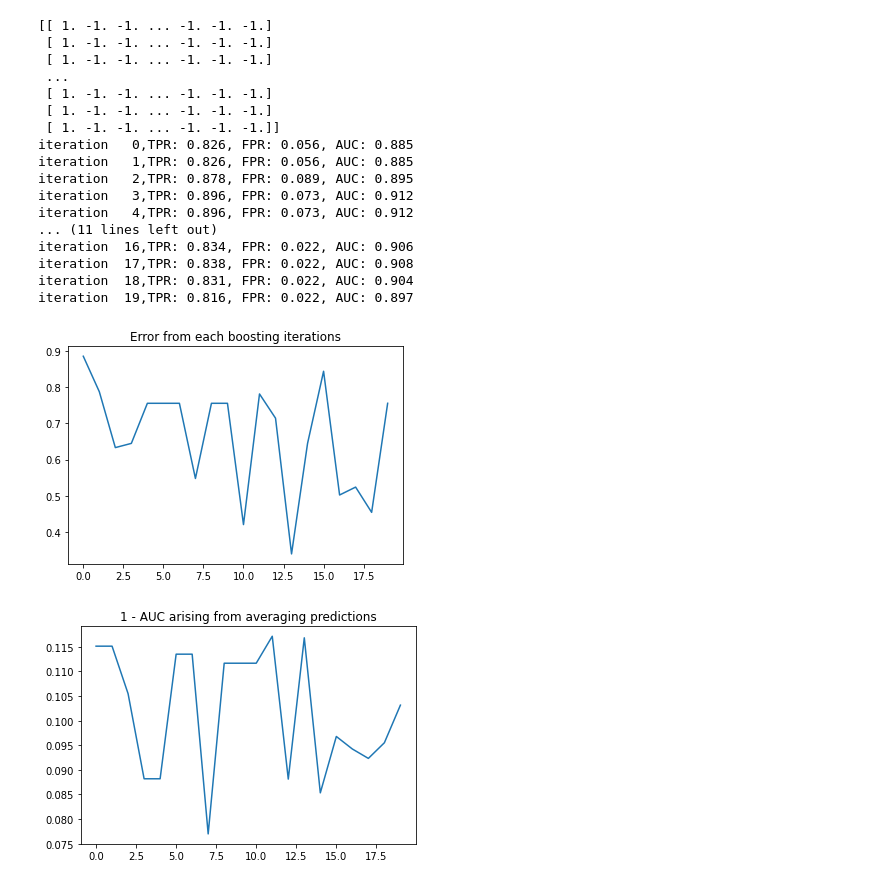
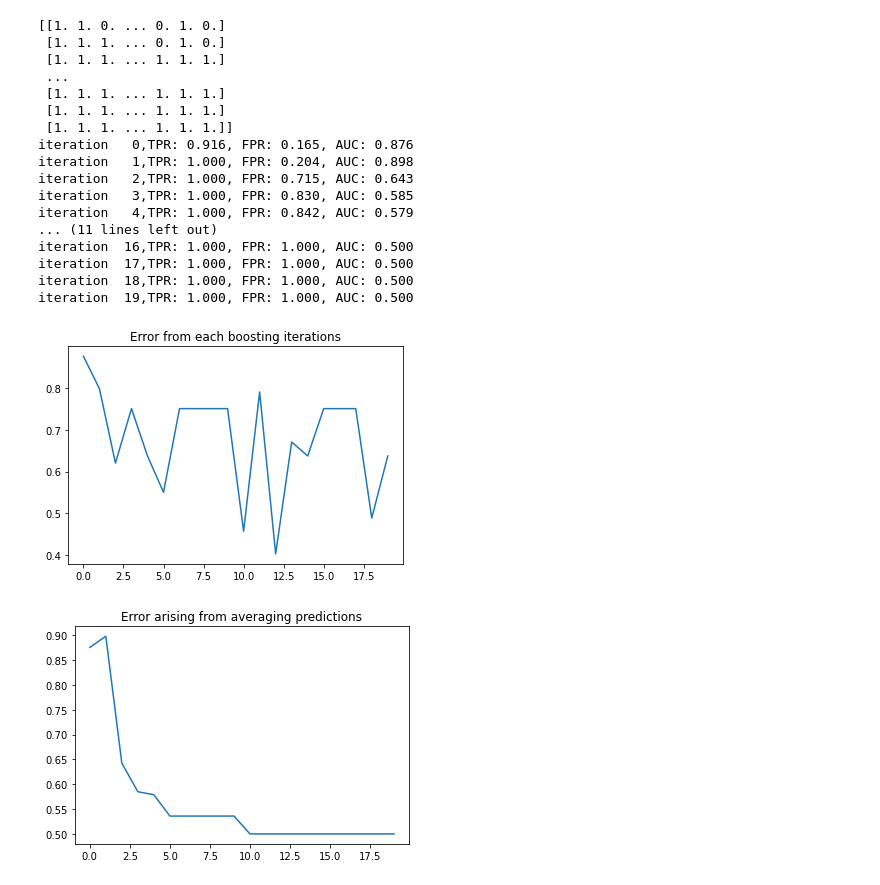
Before and after one commit to rhfo3218/LG_ML_tutorial, a Jupyter notebook: 4. Imbalance_data_classification/imbalance_4.ipynb, the cells around one changed output. Drawn from its saved outputs; the diff is of its cells as text; code cells hidden in the pictures.

```diff
--- a/4. Imbalance_data_classification/imbalance_4.ipynb
+++ b/4. Imbalance_data_classification/imbalance_4.ipynb
@@ -67,7 +60,8 @@ for i in range(0,iter):
     ci = model.predict(X_train)
     cit = np.append(cit, ci).reshape(i+1,-1)
 
-    tp, fn, fp, tn = confusion_matrix(y_train,ci).ravel()
+    tn, fp, fn, tp = confusion_matrix(y_train,ci).ravel()
+    tn, fp, fn, tp = confusion_matrix(y_train_tmp,pred[i,:]).ravel()
     tpr = tp/(tp+fn)
     fpr = fp/(tn+fp)
     auc = (1+tpr-fpr)/2
@@ -112,5 +106,3 @@ iteration  19,TPR: 0.511, FPR: 0.000, AUC: 0.755
-# %%
-cit = np.sign(1*(cit == 1)-0.5)
 # %%
 pred = np.array([])
 for i in range(0,iter):
@@ -126,9 +118,9 @@ print(pred)
 
 y_bst = np.array([])
 y_train_tmp = np.sign((y_train==1)-0.5)
-
 for i in range(0,iter):
-    tp, fn, fp, tn = confusion_matrix(y_train_tmp,pred[i,:]).ravel()
+    tn, fp, fn, tp = confusion_matrix(y_train,pred[i,:]).ravel()
+    tn, fp, fn, tp = confusion_matrix(y_train_tmp,pred[i,:]).ravel()
     tpr = tp/(tp+fn)
     fpr = fp/(tn+fp)
     auc = (1+tpr-fpr)/2
@@ -137,32 +129,32 @@ for i in range(0,iter):
 
     print("iteration {:3d},TPR: {:.3f}, FPR: {:.3f}, AUC: {:.3f}".format(i,tpr,fpr,auc))
 # %% [output]
-[[ 1. -1. -1. ... -1. -1. -1.]
- [ 1. -1. -1. ... -1. -1. -1.]
- [ 1. -1. -1. ... -1. -1. -1.]
+[[1. 1. 0. ... 0. 1. 0.]
+ [1. 1. 1. ... 0. 1. 0.]
+ [1. 1. 1. ... 1. 1. 1.]
  ...
- [ 1. -1. -1. ... -1. -1. -1.]
- [ 1. -1. -1. ... -1. -1. -1.]
- [ 1. -1. -1. ... -1. -1. -1.]]
-iteration   0,TPR: 0.826, FPR: 0.056, AUC: 0.885
-iteration   1,TPR: 0.826, FPR: 0.056, AUC: 0.885
-iteration   2,TPR: 0.878, FPR: 0.089, AUC: 0.895
-iteration   3,TPR: 0.896, FPR: 0.073, AUC: 0.912
-iteration   4,TPR: 0.896, FPR: 0.073, AUC: 0.912
+ [1. 1. 1. ... 1. 1. 1.]
+ [1. 1. 1. ... 1. 1. 1.]
+ [1. 1. 1. ... 1. 1. 1.]]
+iteration   0,TPR: 0.916, FPR: 0.165, AUC: 0.876
+iteration   1,TPR: 1.000, FPR: 0.204, AUC: 0.898
+iteration   2,TPR: 1.000, FPR: 0.715, AUC: 0.643
+iteration   3,TPR: 1.000, FPR: 0.830, AUC: 0.585
+iteration   4,TPR: 1.000, FPR: 0.842, AUC: 0.579
 ... (11 lines left out)
-iteration  16,TPR: 0.834, FPR: 0.022, AUC: 0.906
-iteration  17,TPR: 0.838, FPR: 0.022, AUC: 0.908
-iteration  18,TPR: 0.831, FPR: 0.022, AUC: 0.904
-iteration  19,TPR: 0.816, FPR: 0.022, AUC: 0.897
+iteration  16,TPR: 1.000, FPR: 1.000, AUC: 0.500
+iteration  17,TPR: 1.000, FPR: 1.000, AUC: 0.500
+iteration  18,TPR: 1.000, FPR: 1.000, AUC: 0.500
+iteration  19,TPR: 1.000, FPR: 1.000, AUC: 0.500
 # %%
 plt.plot(range(0,iter), x_bst)
 plt.title('Error from each boosting iterations')
 plt.show()
 # %% [output]
-[figure, old version]
+[figure, new version]
 # %%
-plt.plot(range(0,iter), 1 - y_bst)
-plt.title("1 - AUC arising from averaging predictions")
+plt.plot(range(0,iter), y_bst)
+plt.title("Error arising from averaging predictions")
 plt.show()
 # %% [output]
-[figure, old version]
+[figure, new version]
```
Also changed, not shown: parts of 3 cells of this notebook.
